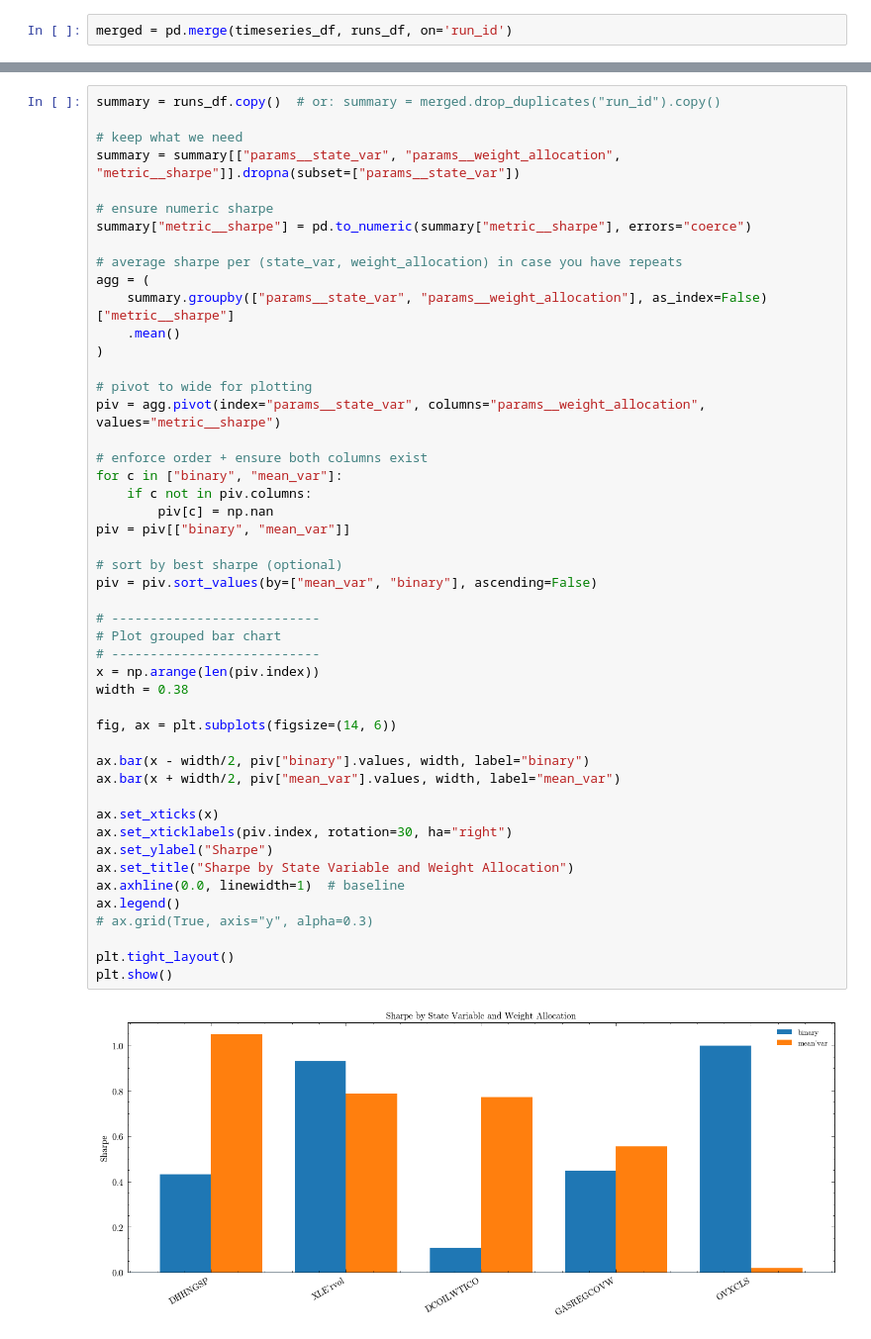
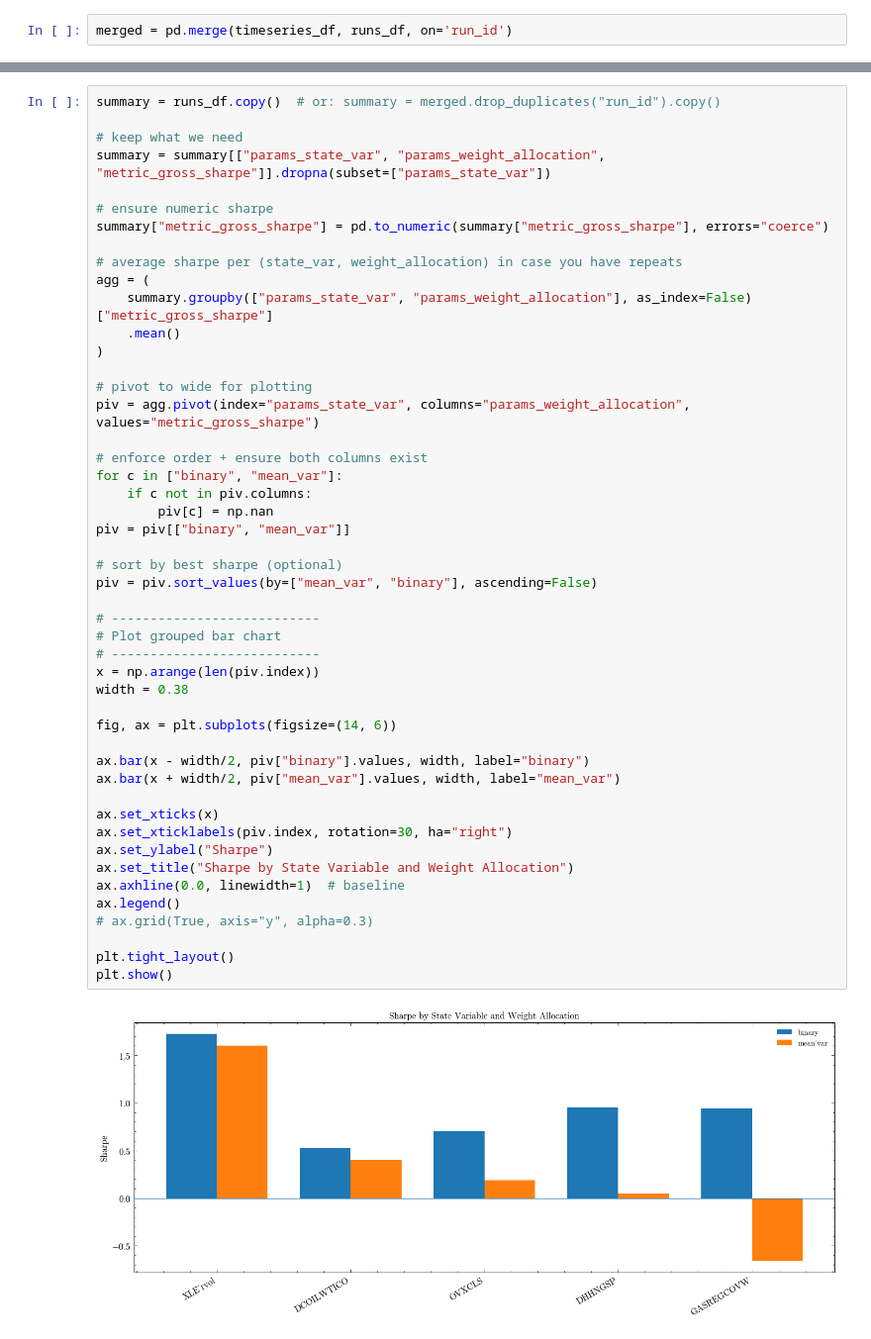
Before and after one commit to jackyeung99/proj_quant_trading, a Jupyter notebook: notebooks/experiment_macro.ipynb, the cells around one changed output, grey strips where cells are left out. Shown at 99% size. Cells and saved outputs as stored; diff of their text form.

Commit message:
FIX: handle down stream steps from pivoting gold

```diff
--- a/notebooks/experiment_macro.ipynb
+++ b/notebooks/experiment_macro.ipynb
@@ -274,49 +312,49 @@ Index(['run_id', 'date', 'port_ret_gross', 'port_ret_net', 'equity_gross',
 summary = runs_df.copy()  # or: summary = merged.drop_duplicates("run_id").copy()
 
 # keep what we need
-summary = summary[["params__state_var", "params__weight_allocation", "metric__sharpe"]].dropna(subset=["params__state_var"])
+summary = summary[["params_state_var", "params_weight_allocation", "metric_gross_sharpe"]].dropna(subset=["params_state_var"])
 
 # ensure numeric sharpe
-summary["metric__sharpe"] = pd.to_numeric(summary["metric__sharpe"], errors="coerce")
+summary["metric_gross_sharpe"] = pd.to_numeric(summary["metric_gross_sharpe"], errors="coerce")
 
 # average sharpe per (state_var, weight_allocation) in case you have repeats
 agg = (
-    summary.groupby(["params__state_var", "params__weight_allocation"], as_index=False)["metric__sharpe"]
+    summary.groupby(["params_state_var", "params_weight_allocation"], as_index=False)["metric_gross_sharpe"]
     .mean()
 )
 
 # pivot to wide for plotting
-piv = agg.pivot(index="params__state_var", columns="params__weight_allocation", values="metric__sharpe")
+piv = agg.pivot(index="params_state_var", columns="params_weight_allocation", values="metric_gross_sharpe")
 
 # enforce order + ensure both columns exist
 for c in ["binary", "mean_var"]:
     if c not in piv.columns:
         piv[c] = np.nan
 piv = piv[["binary", "mean_var"]]
 
 # sort by best sharpe (optional)
 piv = piv.sort_values(by=["mean_var", "binary"], ascending=False)
 
 # ---------------------------
 # Plot grouped bar chart
 # ---------------------------
 x = np.arange(len(piv.index))
 width = 0.38
 
 fig, ax = plt.subplots(figsize=(14, 6))
 
 ax.bar(x - width/2, piv["binary"].values, width, label="binary")
 ax.bar(x + width/2, piv["mean_var"].values, width, label="mean_var")
 
 ax.set_xticks(x)
 ax.set_xticklabels(piv.index, rotation=30, ha="right")
 ax.set_ylabel("Sharpe")
 ax.set_title("Sharpe by State Variable and Weight Allocation")
 ax.axhline(0.0, linewidth=1)  # baseline
 ax.legend()
 # ax.grid(True, axis="y", alpha=0.3)
 
 plt.tight_layout()
 plt.show()
 # %% [output]
-[figure, old version]
+[figure, new version]
```
Also changed, not shown: parts of 5 cells of this notebook, 15 other files.
